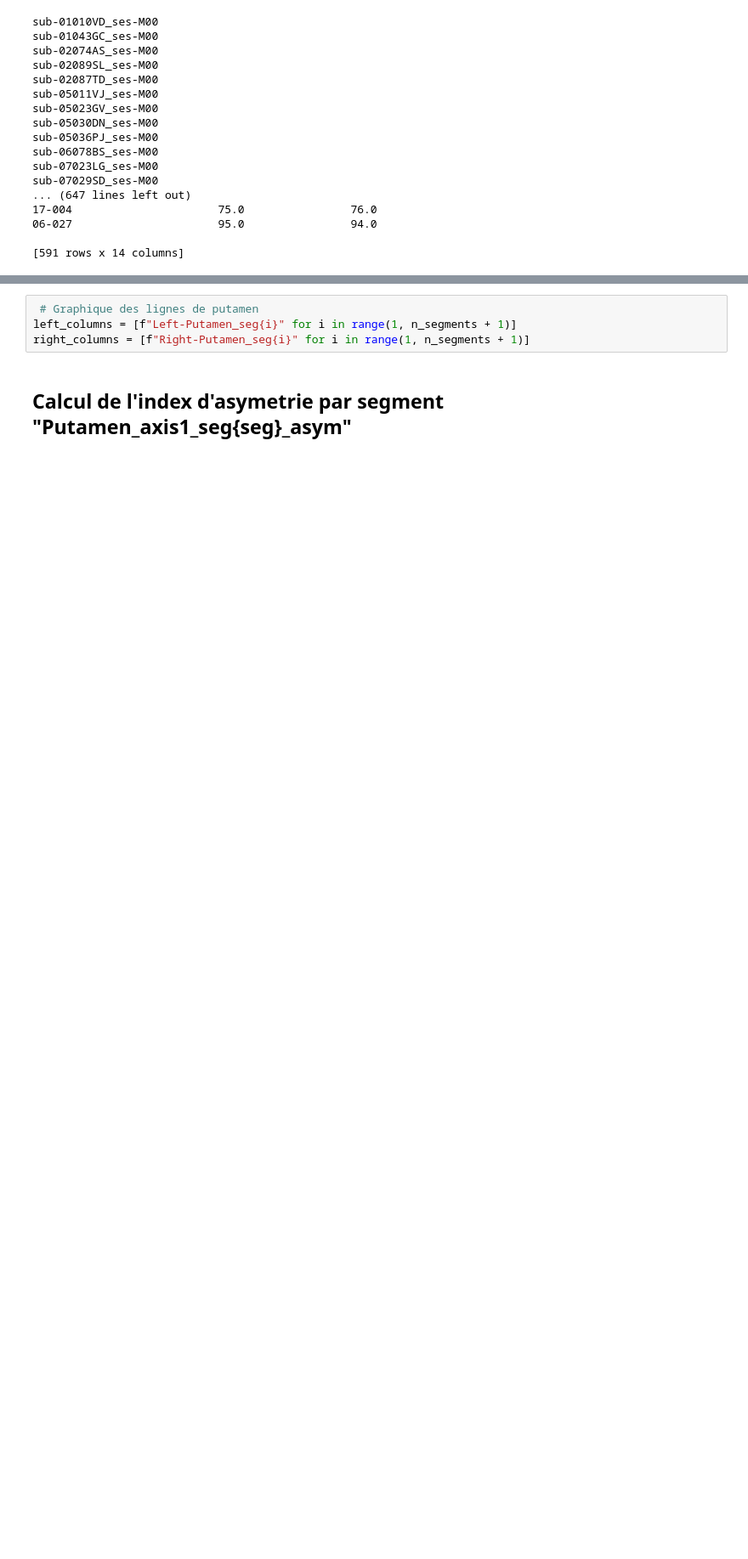
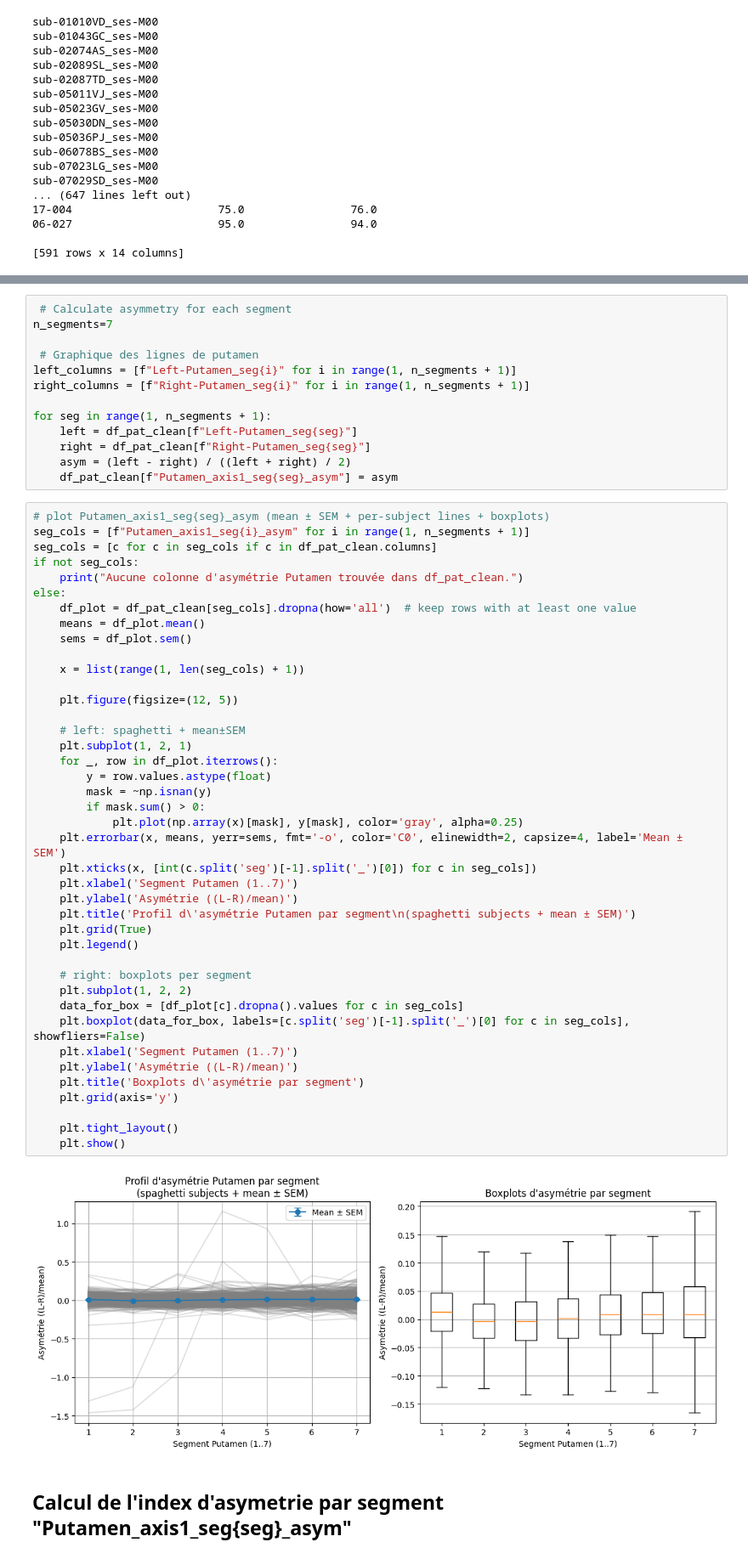
Before and after one commit to RomainViardLille/LiiFE, a Jupyter notebook: Predistim_Aviv_T1overT2asymetry .ipynb, the cells around one changed output, grey strips where cells are left out. Shown at 85% size. Drawn from its saved outputs; the diff is of its cells as text; blank space fills up the shorter version.

```diff
--- a/Predistim_Aviv_T1overT2asymetry .ipynb
+++ b/Predistim_Aviv_T1overT2asymetry .ipynb
@@ -384,6 +431,58 @@ récupère le nom des colonnes gauche et des colonnes droites
 # %%
+ # Calculate asymmetry for each segment
+n_segments=7
+
  # Graphique des lignes de putamen
 left_columns = [f"Left-Putamen_seg{i}" for i in range(1, n_segments + 1)]
 right_columns = [f"Right-Putamen_seg{i}" for i in range(1, n_segments + 1)]
+
+for seg in range(1, n_segments + 1):
+    left = df_pat_clean[f"Left-Putamen_seg{seg}"]
+    right = df_pat_clean[f"Right-Putamen_seg{seg}"]
+    asym = (left - right) / ((left + right) / 2)
+    df_pat_clean[f"Putamen_axis1_seg{seg}_asym"] = asym
+# %%
+# plot Putamen_axis1_seg{seg}_asym (mean ± SEM + per-subject lines + boxplots)
+seg_cols = [f"Putamen_axis1_seg{i}_asym" for i in range(1, n_segments + 1)]
+seg_cols = [c for c in seg_cols if c in df_pat_clean.columns]
+if not seg_cols:
+    print("Aucune colonne d'asymétrie Putamen trouvée dans df_pat_clean.")
+else:
+    df_plot = df_pat_clean[seg_cols].dropna(how='all')  # keep rows with at least one value
+    means = df_plot.mean()
+    sems = df_plot.sem()
+
+    x = list(range(1, len(seg_cols) + 1))
+
+    plt.figure(figsize=(12, 5))
+
+    # left: spaghetti + mean±SEM
+    plt.subplot(1, 2, 1)
+    for _, row in df_plot.iterrows():
+        y = row.values.astype(float)
+        mask = ~np.isnan(y)
+        if mask.sum() > 0:
+            plt.plot(np.array(x)[mask], y[mask], color='gray', alpha=0.25)
+    plt.errorbar(x, means, yerr=sems, fmt='-o', color='C0', elinewidth=2, capsize=4, label='Mean ± SEM')
+    plt.xticks(x, [int(c.split('seg')[-1].split('_')[0]) for c in seg_cols])
+    plt.xlabel('Segment Putamen (1..7)')
+    plt.ylabel('Asymétrie ((L-R)/mean)')
+    plt.title('Profil d\'asymétrie Putamen par segment\n(spaghetti subjects + mean ± SEM)')
+    plt.grid(True)
+    plt.legend()
+
+    # right: boxplots per segment
+    plt.subplot(1, 2, 2)
+    data_for_box = [df_plot[c].dropna().values for c in seg_cols]
+    plt.boxplot(data_for_box, labels=[c.split('seg')[-1].split('_')[0] for c in seg_cols], showfliers=False)
+    plt.xlabel('Segment Putamen (1..7)')
+    plt.ylabel('Asymétrie ((L-R)/mean)')
+    plt.title('Boxplots d\'asymétrie par segment')
+    plt.grid(axis='y')
+
+    plt.tight_layout()
+    plt.show()
+# %% [output]
+[figure, added]
 # %% [markdown]
 ## Calcul de l'index d'asymetrie par segment "Putamen_axis1_seg{seg}_asym"
```
Also changed, not shown: parts of 23 cells of this notebook.
